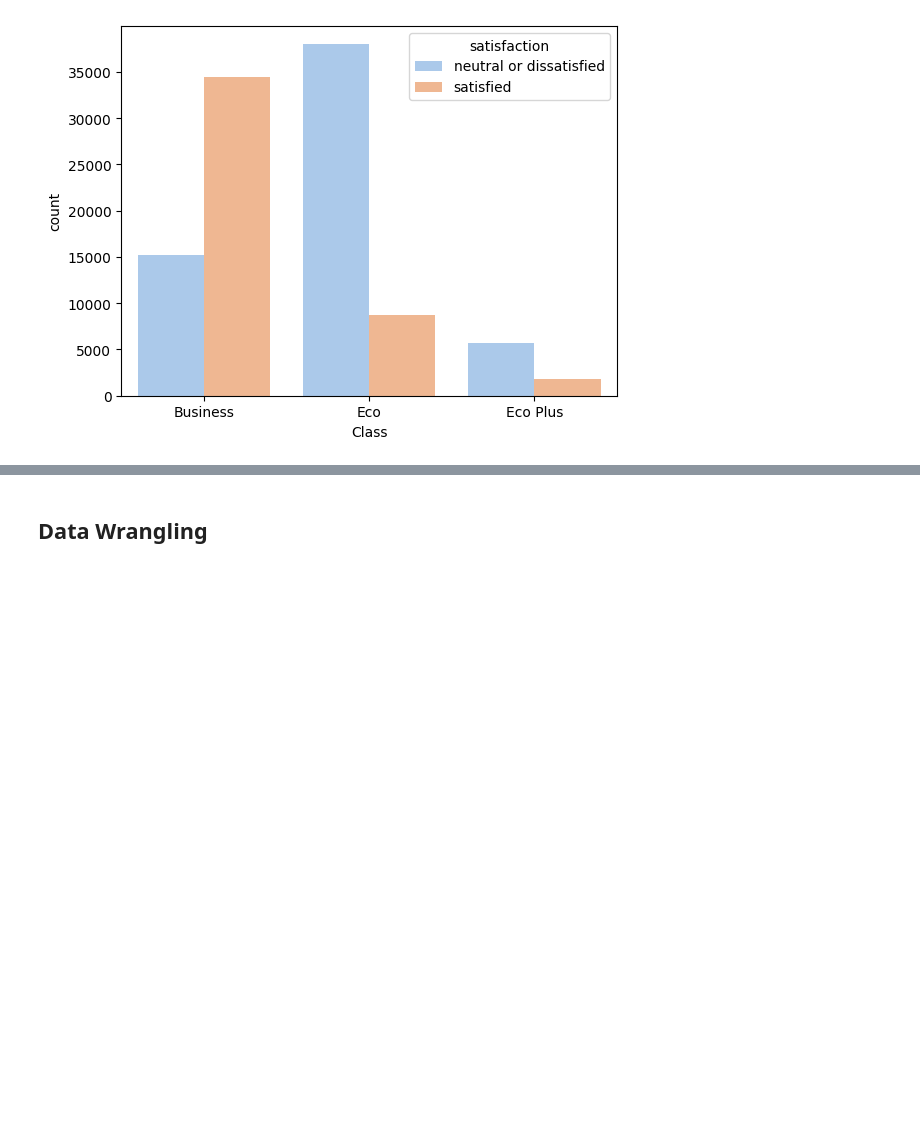
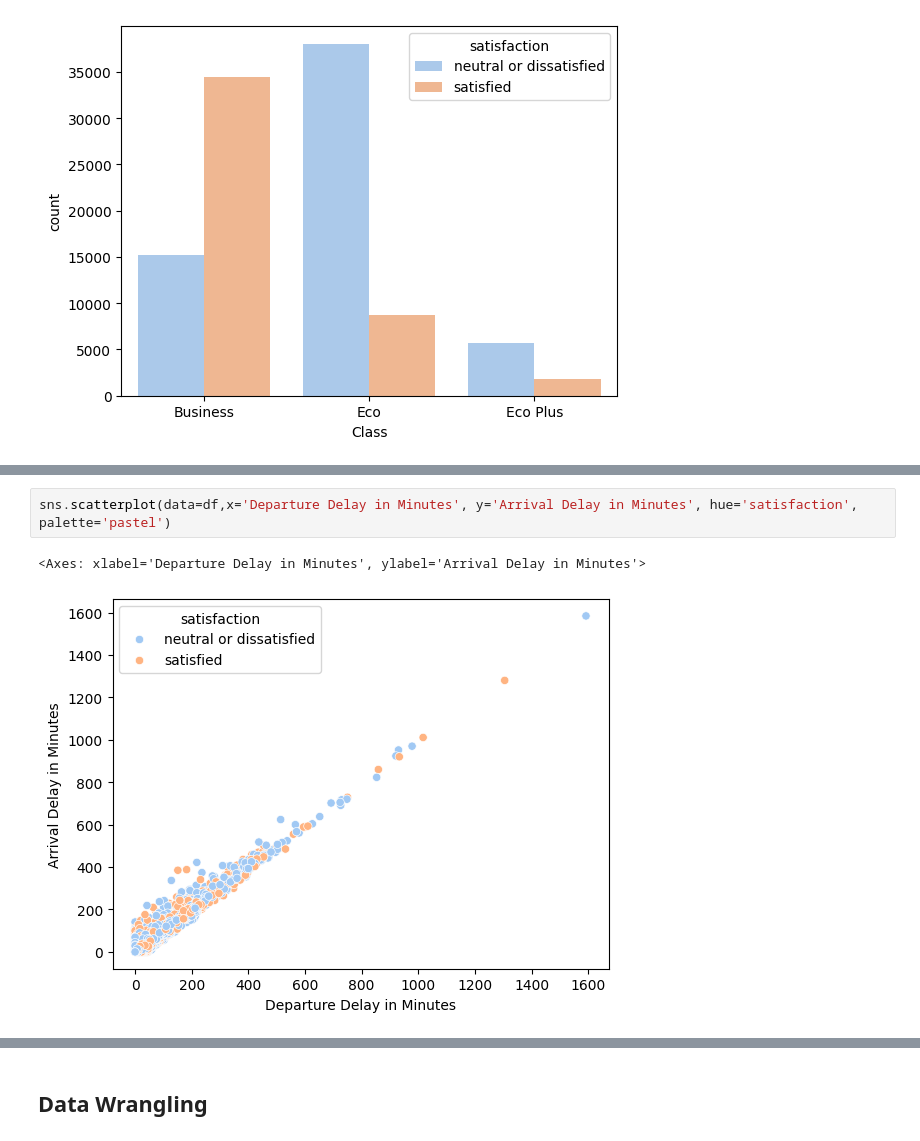
Before and after one commit to nicolasmtzguzman/airline-satisfaction, a Jupyter notebook: airline_satisfaction.ipynb, the cells around one changed output, grey strips where cells are left out. Saved outputs shown, nothing was run; the diff lists cells and outputs as text; blank space fills up the shorter version.

```diff
--- a/airline_satisfaction.ipynb
+++ b/airline_satisfaction.ipynb
@@ -194,0 +200,5 @@ sns.countplot(df,x='Inflight wifi service',hue='satisfaction',palette='pastel')
+# %%
+sns.scatterplot(data=df,x='Departure Delay in Minutes', y='Arrival Delay in Minutes', hue='satisfaction', palette='pastel')
+# %% [output]
+<Axes: xlabel='Departure Delay in Minutes', ylabel='Arrival Delay in Minutes'>
+[figure, added]
```
Also changed, not shown: parts of 3 cells of this notebook.
